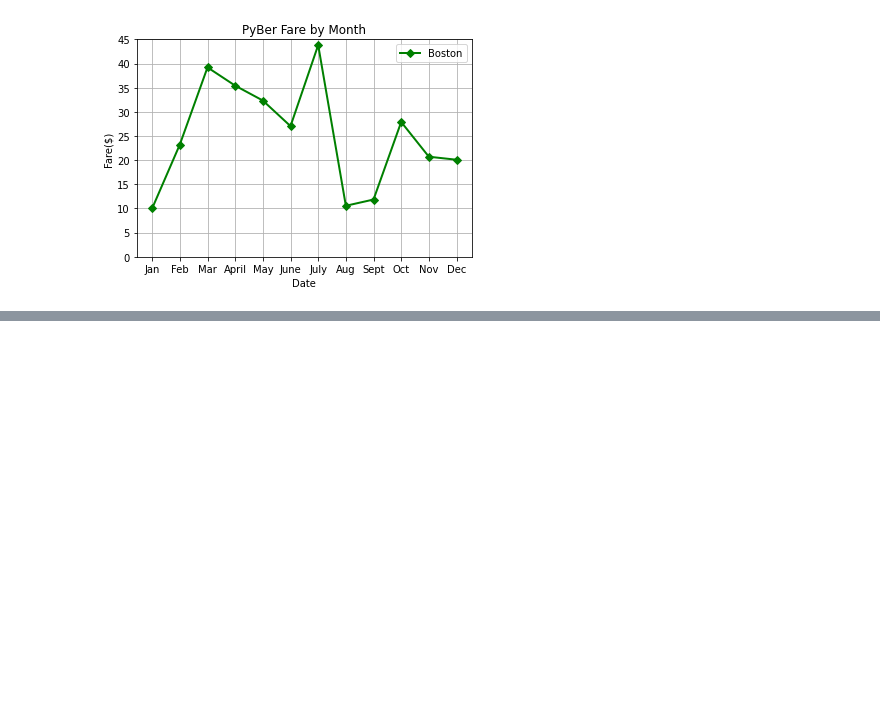
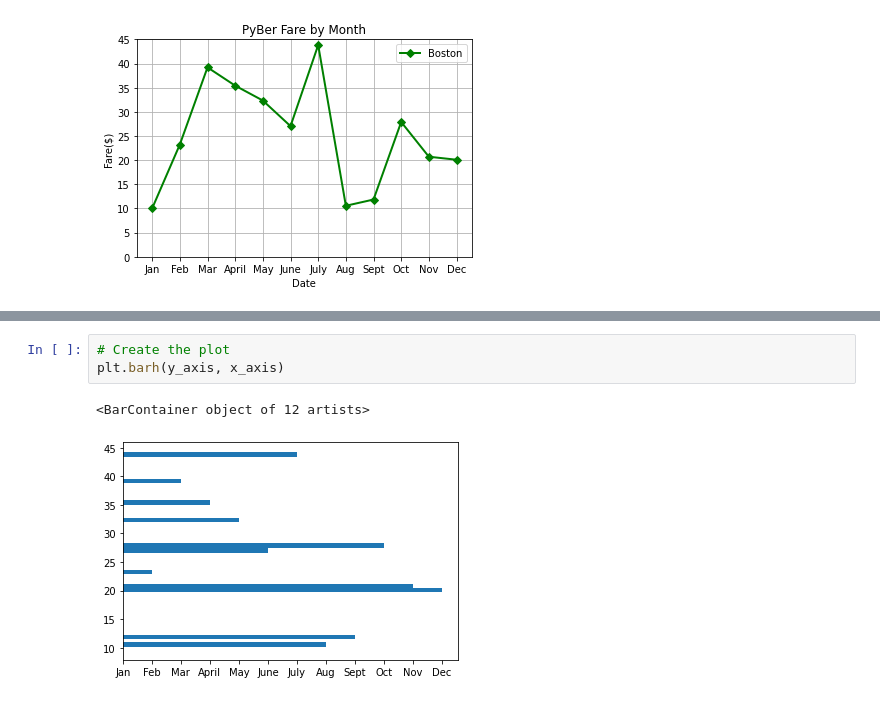
Before and after one commit to tkiruthika/PyBer_Analysis, a Jupyter notebook: matplotlib_practice.ipynb, the cells around one changed output, grey strips where cells are left out. Drawn from its saved outputs; the diff is of its cells as text; blank space fills up the shorter version.

```diff
--- a/matplotlib_practice.ipynb
+++ b/matplotlib_practice.ipynb
@@ -91,0 +117,6 @@ ax.legend()
+# %%
+# Create the plot
+plt.barh(y_axis, x_axis)
+# %% [output]
+<BarContainer object of 12 artists>
+[figure, added]
```
Also changed, not shown: parts of 5 cells of this notebook.
